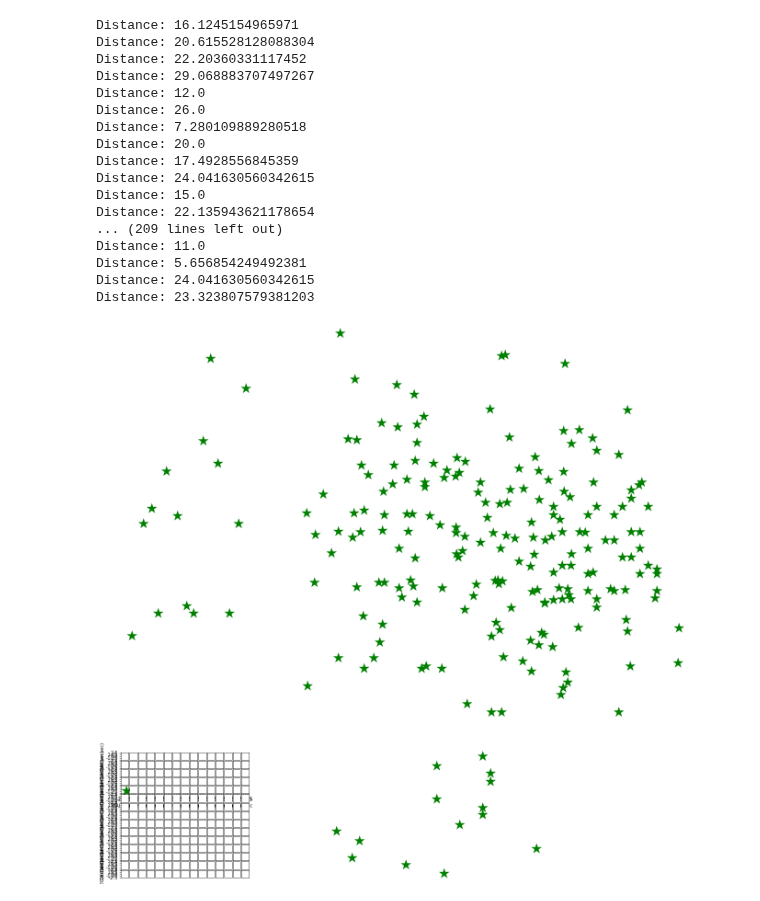
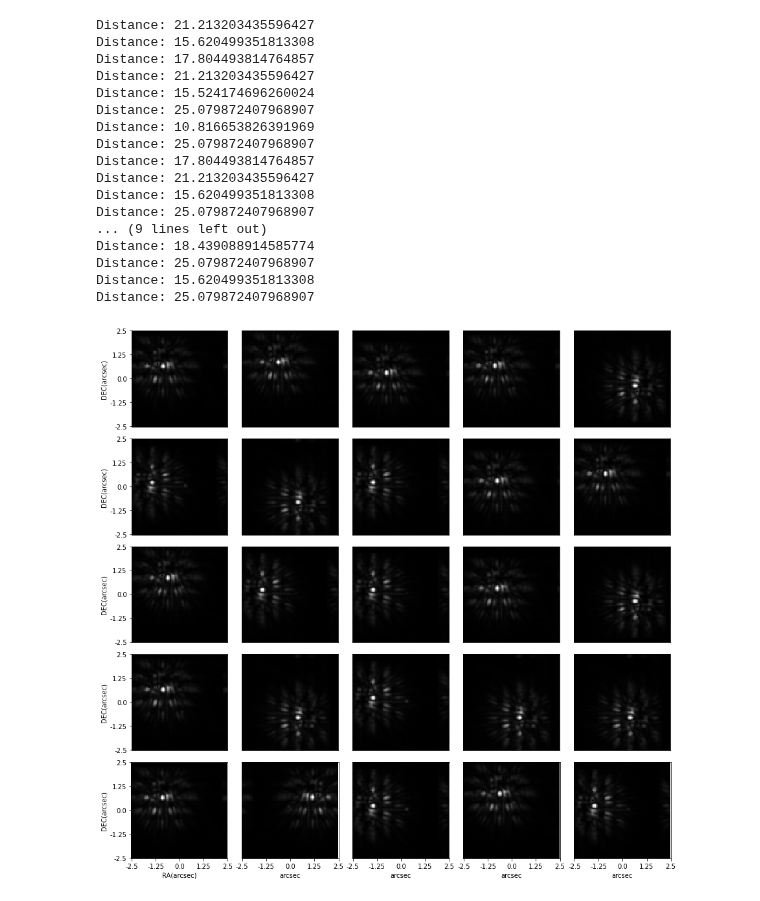
Before and after one commit to AstroMusers/AI-Boosted-Coronagraphy, a Jupyter notebook: notebooks/visualize_dataset.ipynb, the cells around one changed output. Drawn from its saved outputs; the diff is of its cells as text; code cells hidden in the pictures.

Commit message:
visualize dataset notebook

```diff
--- a/notebooks/visualize_dataset.ipynb
+++ b/notebooks/visualize_dataset.ipynb
@@ -46,3 +32,2 @@ injected = glob.glob(f'/data/scratch/bariskurtkaya/dataset/NIRCAM/1386/injection
 # %%
-train_arrays = glob.glob('/data/scratch/bariskurtkaya/dataset/NIRCAM/1386/injections/train/*fc*.npy')[:25]
-len(train_arrays)
+#train_arrays = glob.glob(f'/data/scratch/bariskurtkaya/dataset/NIRCAM/{STATE}/{PROPOSAL_ID}/injections//*fc*.npy')[25:50]
@@ -80,5 +57,5 @@ Others 4254
 # %%
-locations        = get_psf_info(train_arrays,'1386')
+locations        = get_psf_info(train_arrays, '1386', 'train')
 info             = get_augmentation_info(train_arrays)
 transformed_list = do_transformations(info, locations)
 arrays           = get_array(train_arrays)
@@ -103,7 +66,7 @@ Set OBSGEO-H to 1706565464.343 from OBSGEO-[XYZ]'. [astropy.wcs.wcs]
 # %%
 bs = 5
 nrows = 5
-fig, axes = plt.subplots(nrows=nrows,ncols=bs,figsize=(5,5))
+fig, axes = plt.subplots(nrows=nrows,ncols=bs,figsize=(15,15))
 distances = []
 step = 20*0.06259530358142339
 step = round(step,2)
@@ -121,7 +84,7 @@ for i, (row,col) in enumerate(product(range(nrows),range(bs))):
         y = int(train_arrays[i][idx_x+5:idx_x+7])
 
     #x, y = int(train_arrays[i].split('/')[-1].split('-')[-3:-1][0][1:]), int(train_arrays[i].split('/')[-1].split('-')[-3:-1][1][1:])
-    #axes[row][col].imshow(arrays[i], interpolation='nearest', cmap='Greys_r')
+    axes[row][col].imshow(arrays[i], interpolation='nearest', cmap='Greys_r')
 
     if col == 0:
         axes[row][col].set_yticks(axis_points,labels, fontsize=10, rotation=0)
@@ -130,51 +93,52 @@ for i, (row,col) in enumerate(product(range(nrows),range(bs))):
         if row == 4:
             axes[row][col].set_xticks(axis_points,labels, fontsize=10, rotation=0)
             axes[row][col].set_xlabel('RA(arcsec)', fontsize=10)
 
         else:
             axes[row][col].set_xticks([])
 
     elif row == 4:
         axes[row][col].set_xticks(axis_points,labels, fontsize=10, rotation=0)
         axes[row][col].set_xlabel('arcsec', fontsize=10)
         axes[row][col].set_yticks([])
 
     else:
         axes[row][col].set_yticks([])
         axes[row][col].set_xticks([])
 
 
     #axes[row][col].text(x, y, s="\u25CF", fontsize=12, color='red', alpha=.3, ha='center', va='center')#u"\u2734"
-    #axes[row][col].invert_yaxis()
-
+    axes[row][col].invert_yaxis()
 
     if int(transformed_list[i][0]) == -1:
         pass
     else:
-        axes[row][col].text(int(transformed_list[i][0]), int(transformed_list[i][1]) , s="\u2605", fontsize=30, color='green', ha='center', va='center')
+        pass
+        #axes[row][col].text(int(transformed_list[i][0]), int(transformed_list[i][1]) , s="\u2605", fontsize=30, color='green', ha='center', va='center')
+
     distance = calculate_distance(x1=x,x2=int(transformed_list[i][0]), y1=y,y2=int(transformed_list[i][1]))
     distances.append(distance)
     print("Distance:",distance)
 
 plt.subplots_adjust(wspace=.12,hspace=.12)
 #plt.savefig('figure.jpg',format='jpg', dpi=300, bbox_inches='tight', pad_inches=.1)
 plt.show()
 # %% [output]
-Distance: 16.1245154965971
-Distance: 20.615528128088304
-Distance: 22.20360331117452
-Distance: 29.068883707497267
-Distance: 12.0
-Distance: 26.0
-Distance: 7.280109889280518
-Distance: 20.0
-Distance: 17.4928556845359
-Distance: 24.041630560342615
-Distance: 15.0
-Distance: 22.135943621178654
-... (209 lines left out)
-Distance: 11.0
-Distance: 5.656854249492381
-Distance: 24.041630560342615
-Distance: 23.323807579381203
+Distance: 21.213203435596427
+Distance: 15.620499351813308
+Distance: 17.804493814764857
+Distance: 21.213203435596427
+Distance: 15.524174696260024
+Distance: 25.079872407968907
+Distance: 10.816653826391969
+Distance: 25.079872407968907
+Distance: 17.804493814764857
+Distance: 21.213203435596427
+Distance: 15.620499351813308
+Distance: 25.079872407968907
+... (9 lines left out)
+Distance: 18.439088914585774
+Distance: 25.079872407968907
+Distance: 15.620499351813308
+Distance: 25.079872407968907
-[figure, old version]
+[figure, new version]
```
Also changed, not shown: parts of 16 cells of this notebook.
